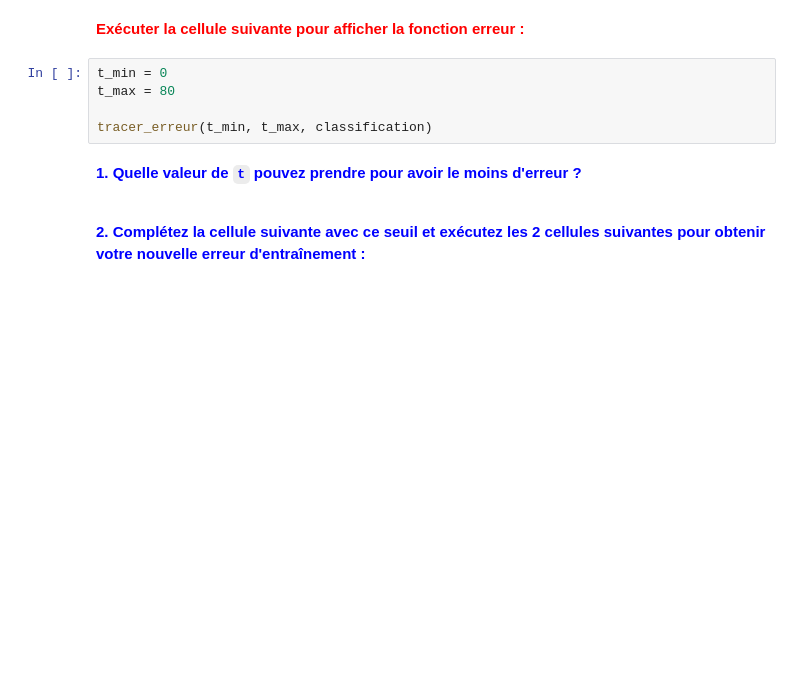
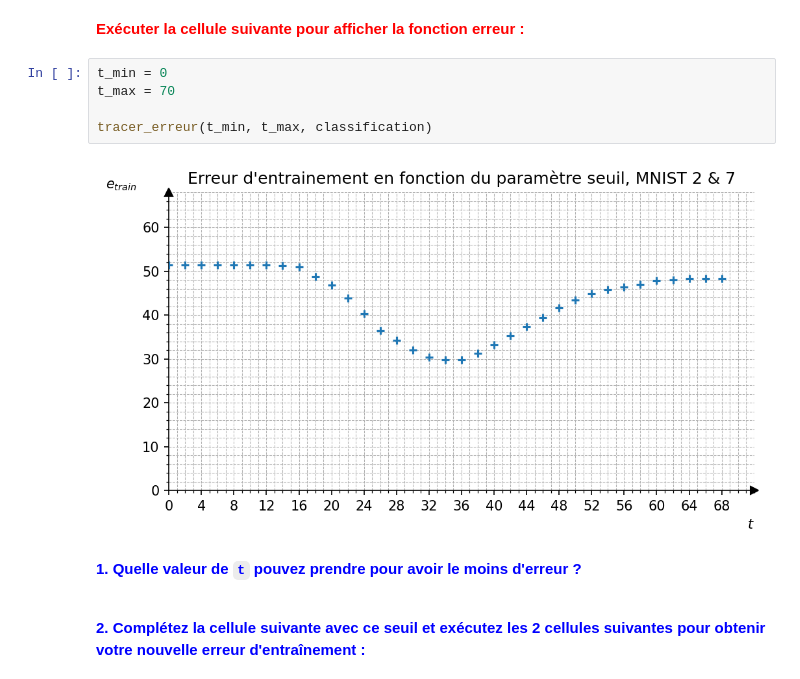
Before and after one commit to akimx98/challenge_data, a Jupyter notebook: Notebook_intro.ipynb, the cells around one changed output. Drawn from its saved outputs; the diff is of its cells as text; blank space fills up the shorter version.

Commit message:
Axes sur les plots

```diff
--- a/Notebook_intro.ipynb
+++ b/Notebook_intro.ipynb
@@ -155,9 +161,11 @@ Pour trouver le meilleur paramètre ``t`` nous traçons la fonction $e_{train}(t
 <b><font color=red> Exécuter la cellule suivante pour afficher la fonction erreur :</font></b>
 # %%
 t_min = 0
-t_max = 80
+t_max = 70
 
 tracer_erreur(t_min, t_max, classification)
+# %% [output]
+[figure, added]
 # %% [markdown]
 <b><font color=blue> 1. Quelle valeur de ``t`` pouvez prendre pour avoir le moins d'erreur ? </font></b>
 <br>
```
Also changed, not shown: parts of 3 cells of this notebook, 1 other file.
